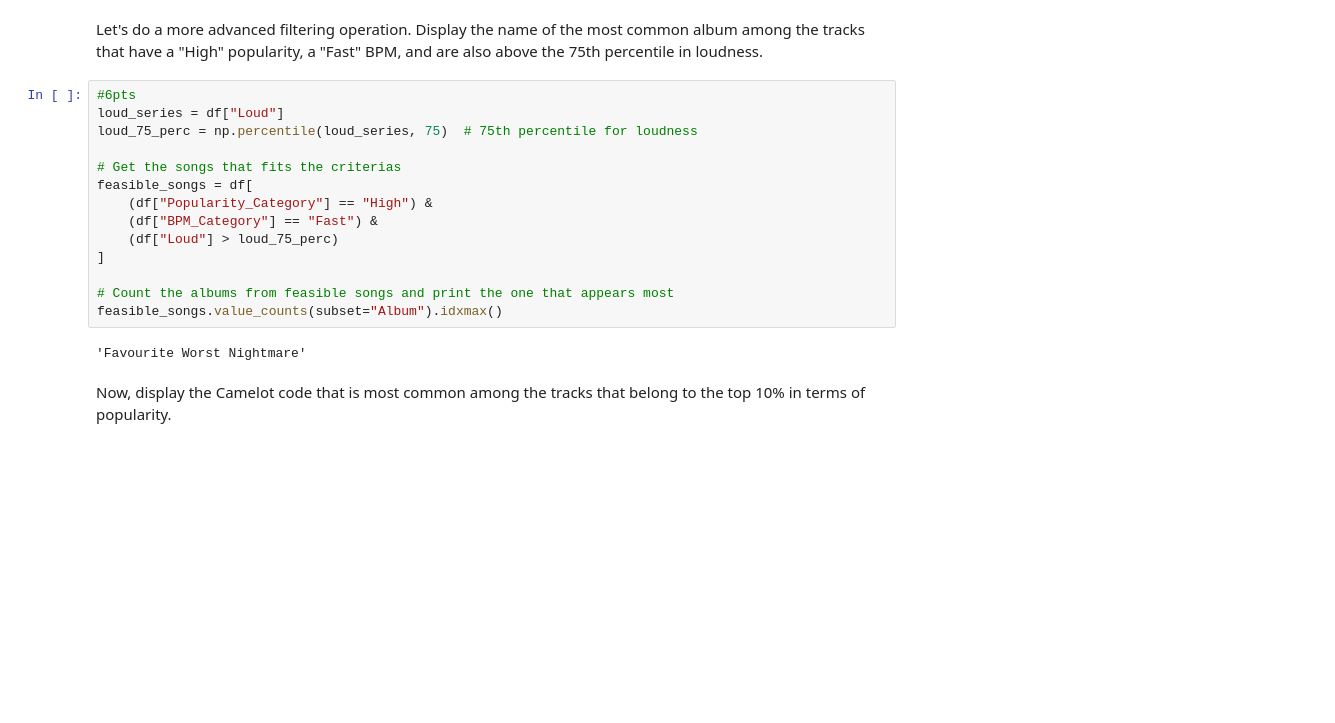
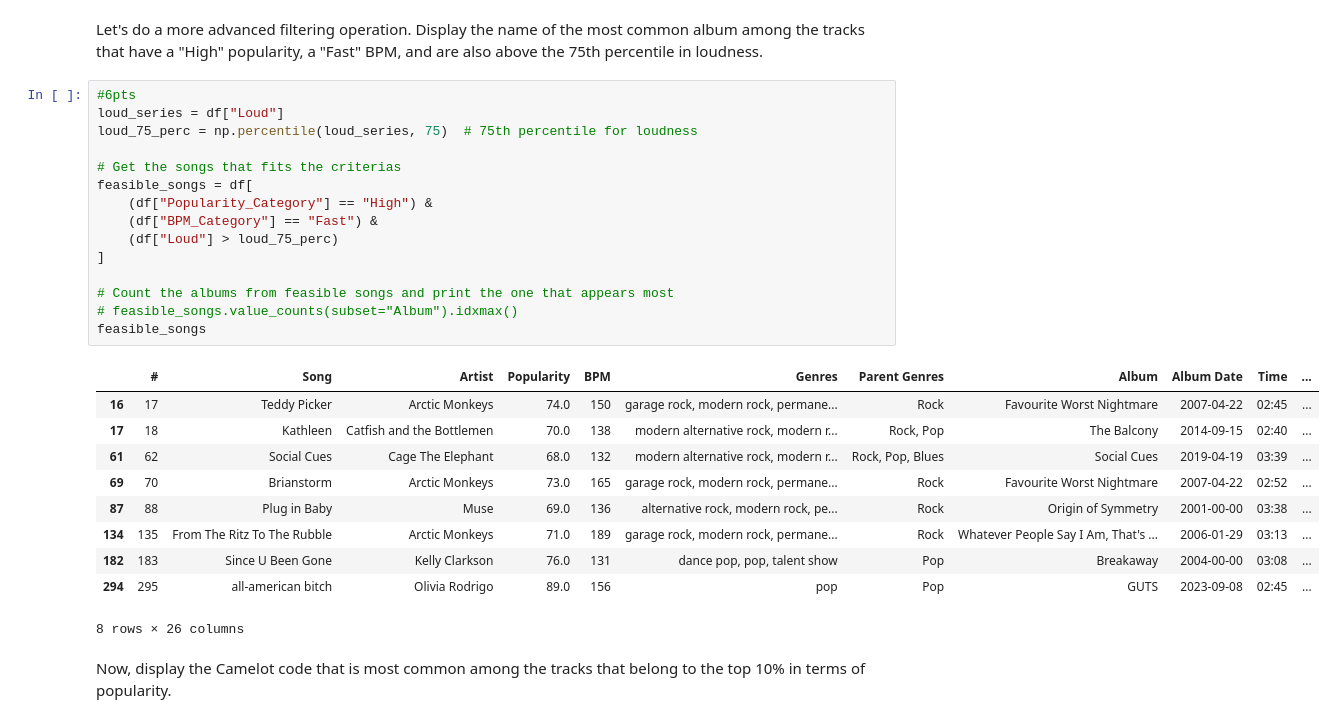
Before and after one commit to firatbatar/SU-Undergraduate-CS210, a Jupyter notebook: Homeworks/HW1/CS210 - Homework 1 - Spotify Playlist Analysis.ipynb, the cells around one changed output. Cells and saved outputs as stored; diff of their text form; blank space fills up the shorter version.

```diff
--- a/Homeworks/HW1/CS210 - Homework 1 - Spotify Playlist Analysis.ipynb
+++ b/Homeworks/HW1/CS210 - Homework 1 - Spotify Playlist Analysis.ipynb
@@ -279,19 +279,29 @@ Let's do a more advanced filtering operation. Display the name of the most commo
 # %%
 #6pts
 loud_series = df["Loud"]
 loud_75_perc = np.percentile(loud_series, 75)  # 75th percentile for loudness
 
 # Get the songs that fits the criterias
 feasible_songs = df[
     (df["Popularity_Category"] == "High") &
     (df["BPM_Category"] == "Fast") &
     (df["Loud"] > loud_75_perc)
 ]
 
 # Count the albums from feasible songs and print the one that appears most
-feasible_songs.value_counts(subset="Album").idxmax()
+# feasible_songs.value_counts(subset="Album").idxmax()
+feasible_songs
 # %% [output]
+|  | # | Song | Artist | Popularity | BPM | Genres | Parent Genres | Album | Album Date | Time | ... |
+| 16 | 17 | Teddy Picker | Arctic Monkeys | 74.0 | 150 | garage rock, modern rock, permane... | Rock | Favourite Worst Nightmare | 2007-04-22 | 02:45 | ... |
+| 17 | 18 | Kathleen | Catfish and the Bottlemen | 70.0 | 138 | modern alternative rock, modern r... | Rock, Pop | The Balcony | 2014-09-15 | 02:40 | ... |
+| 61 | 62 | Social Cues | Cage The Elephant | 68.0 | 132 | modern alternative rock, modern r... | Rock, Pop, Blues | Social Cues | 2019-04-19 | 03:39 | ... |
+| 69 | 70 | Brianstorm | Arctic Monkeys | 73.0 | 165 | garage rock, modern rock, permane... | Rock | Favourite Worst Nightmare | 2007-04-22 | 02:52 | ... |
+| 87 | 88 | Plug in Baby | Muse | 69.0 | 136 | alternative rock, modern rock, pe... | Rock | Origin of Symmetry | 2001-00-00 | 03:38 | ... |
+| 134 | 135 | From The Ritz To The Rubble | Arctic Monkeys | 71.0 | 189 | garage rock, modern rock, permane... | Rock | Whatever People Say I Am, That's ... | 2006-01-29 | 03:13 | ... |
+| 182 | 183 | Since U Been Gone | Kelly Clarkson | 76.0 | 131 | dance pop, pop, talent show | Pop | Breakaway | 2004-00-00 | 03:08 | ... |
+| 294 | 295 | all-american bitch | Olivia Rodrigo | 89.0 | 156 | pop | Pop | GUTS | 2023-09-08 | 02:45 | ... |
-'Favourite Worst Nightmare'
+8 rows × 26 columns
 # %% [markdown]
 Now, display the Camelot code that is most common among the tracks that belong to the top 10% in terms of popularity.
 # %%
```
Also changed, not shown: parts of 2 cells of this notebook.
